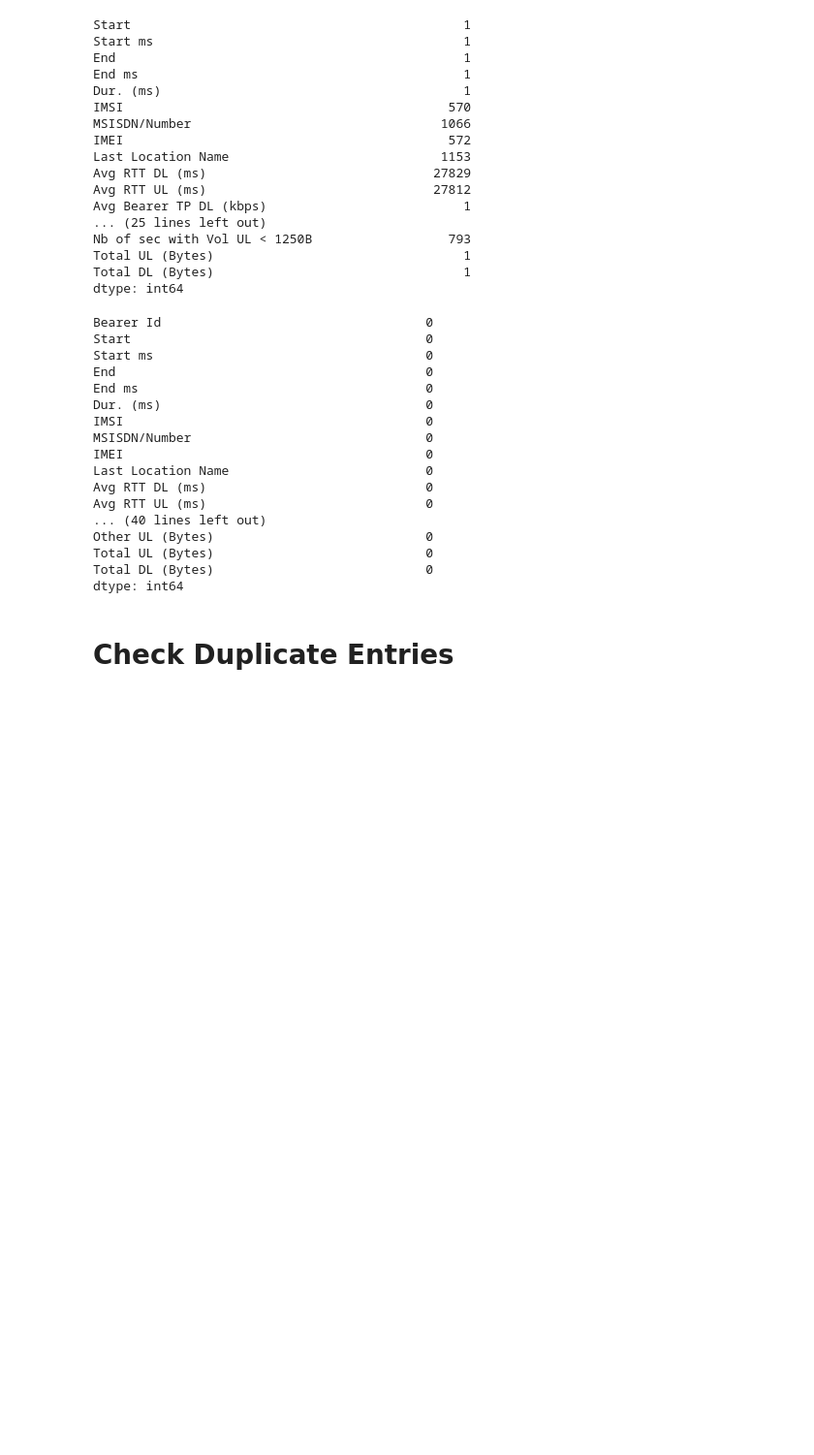
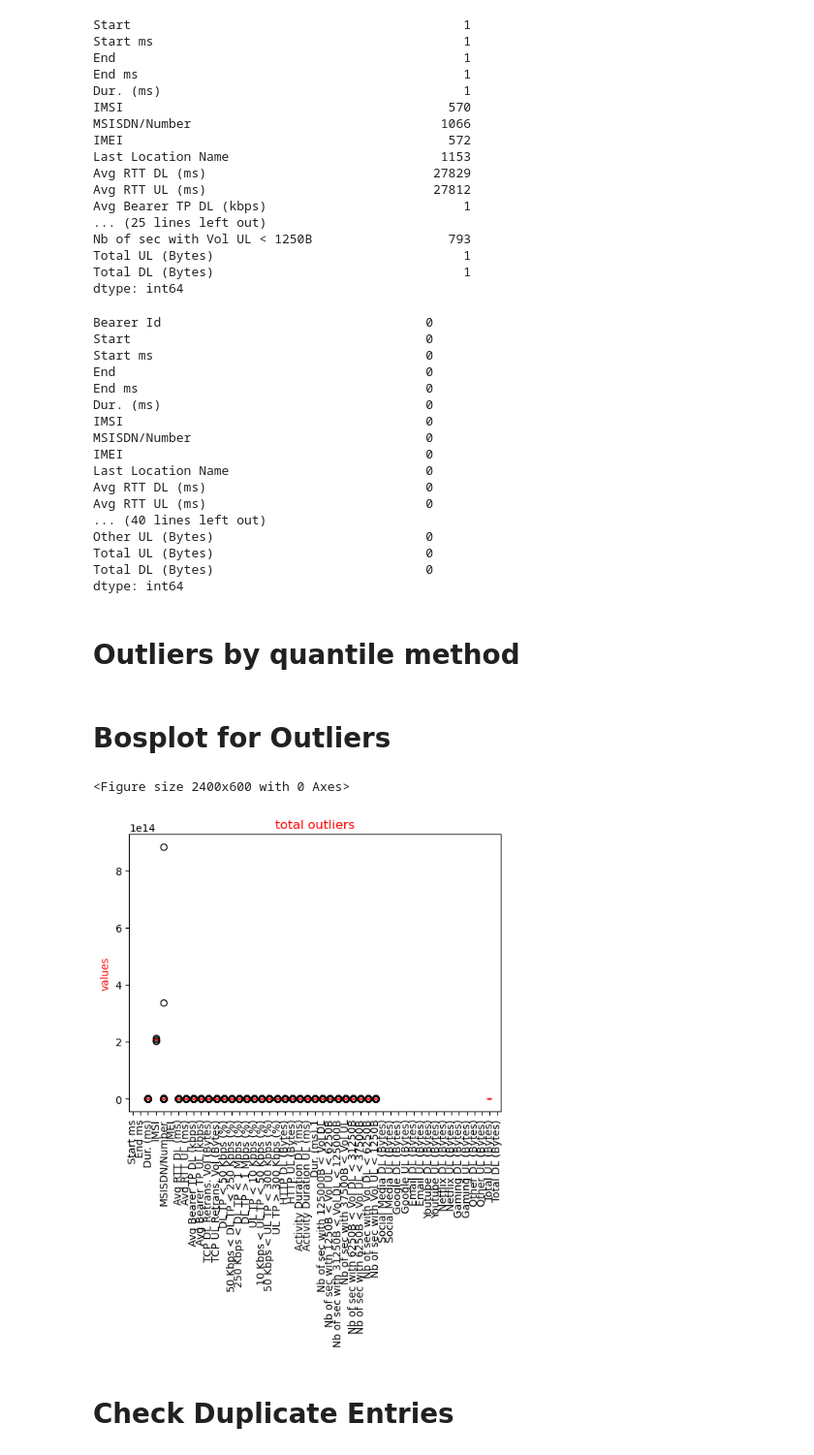
Before and after one commit to MohdJubairKhan/Telecom_Project_Nexthikes_Project_5, a Jupyter notebook: Notebook/data_exploration_and_analysis.ipynb, the cells around one changed output. Shown at 97% size. Cells and saved outputs as stored; diff of their text form; code cells hidden in the pictures; blank space fills up the shorter version.

```diff
--- a/Notebook/data_exploration_and_analysis.ipynb
+++ b/Notebook/data_exploration_and_analysis.ipynb
@@ -137,6 +137,28 @@ Other UL (Bytes)                            0
 Total UL (Bytes)                            0
 Total DL (Bytes)                            0
 dtype: int64
+# %% [markdown]
+# Outliers by quantile method
+# %%
+Q1 = df[numerical_cols].quantile(0.25)
+Q3 = df[numerical_cols].quantile(0.75)
+IQR = Q3 - Q1
+lower_bound = Q1 - 1.5*IQR
+upper_bound = Q3 + 1.5*IQR
+
+outliers = df[(df[numerical_cols] < lower_bound) | (df[numerical_cols] > upper_bound)]
+# %% [markdown]
+# Bosplot for Outliers
+# %%
+plt.figure(figsize=(12,3),dpi=200)
+outliers.plot(kind = 'box',color = 'red')
+plt.xticks(rotation = 90)
+plt.title('total outliers', color = 'red')
+plt.ylabel('values',color = 'red')
+plt.show()
+# %% [output]
+<Figure size 2400x600 with 0 Axes>
+[figure, added]
 # %%
 df.rename(columns={"Bearer Id": "Bearer_Id"}, inplace=True)
 # %% [markdown]
```
Also changed, not shown: 13 other files.
